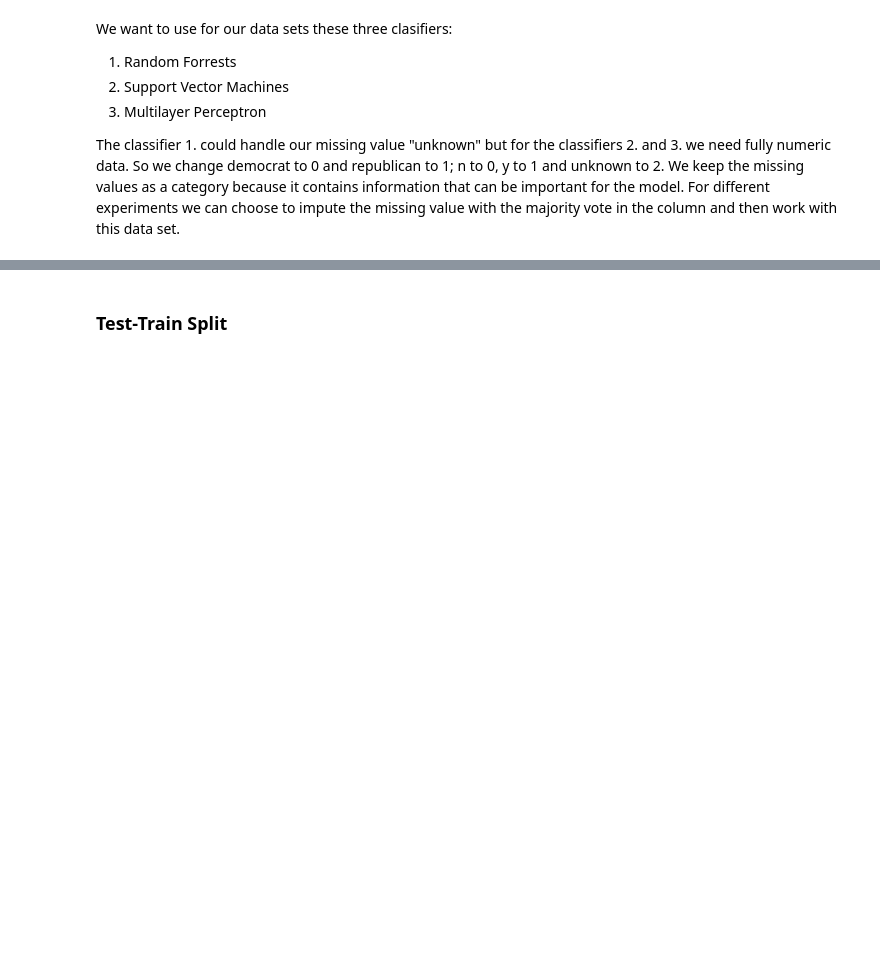
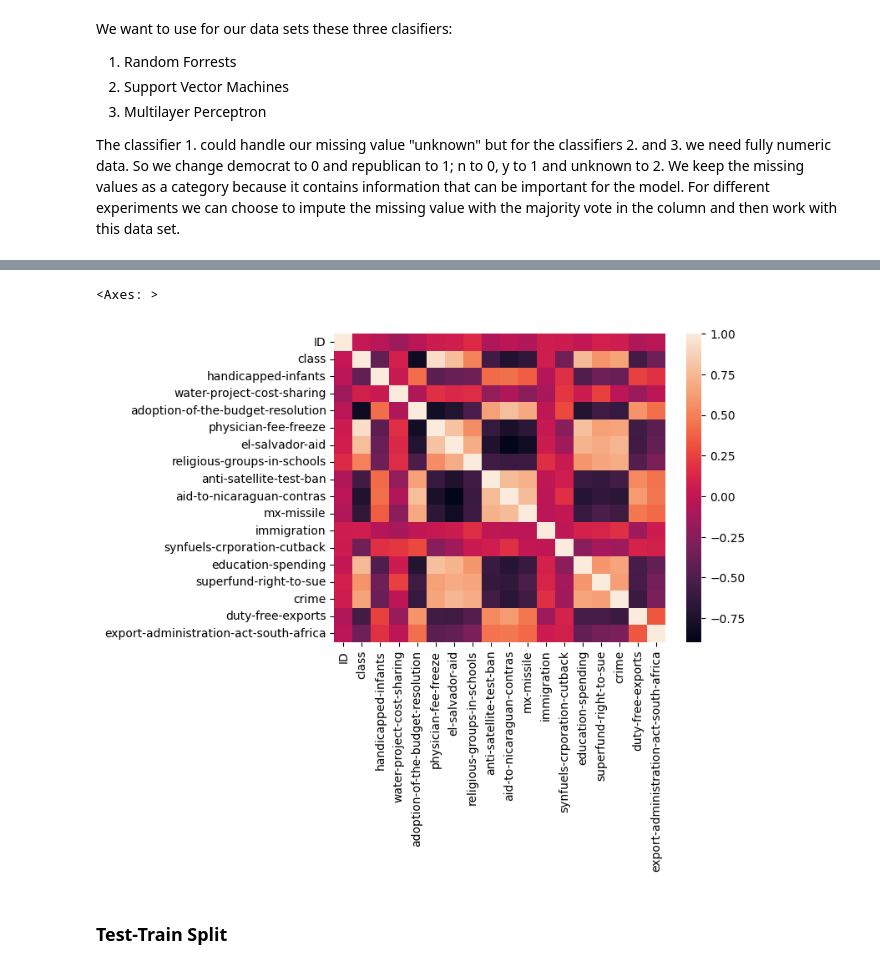
Before and after one commit to claraelisabeth/MachineLearning, a Jupyter notebook: congressional_voting.ipynb, the cells around one changed output, grey strips where cells are left out. Drawn from its saved outputs; the diff is of its cells as text; code cells hidden in the pictures; blank space fills up the shorter version.

```diff
--- a/congressional_voting.ipynb
+++ b/congressional_voting.ipynb
@@ -173,3 +204,9 @@ display(df_voting)
+# %%
+corr = df_voting.corr(method='pearson', numeric_only=True)
+sns.heatmap(corr)
+# %% [output]
+<Axes: >
+[figure, added]
 # %% [markdown]
 ### Test-Train Split
 # %%
```
Also changed, not shown: parts of 7 cells of this notebook, 5 other files.
